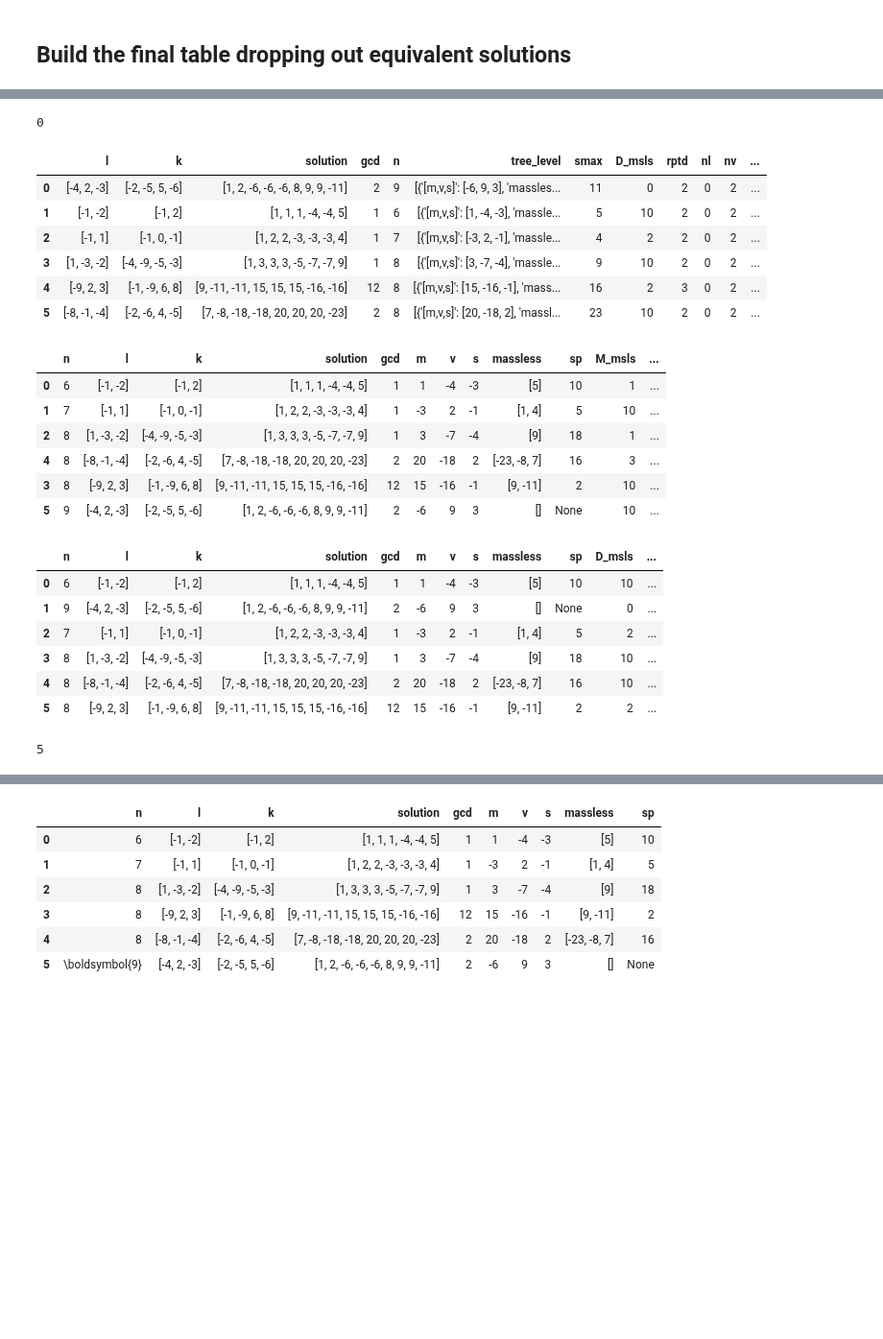
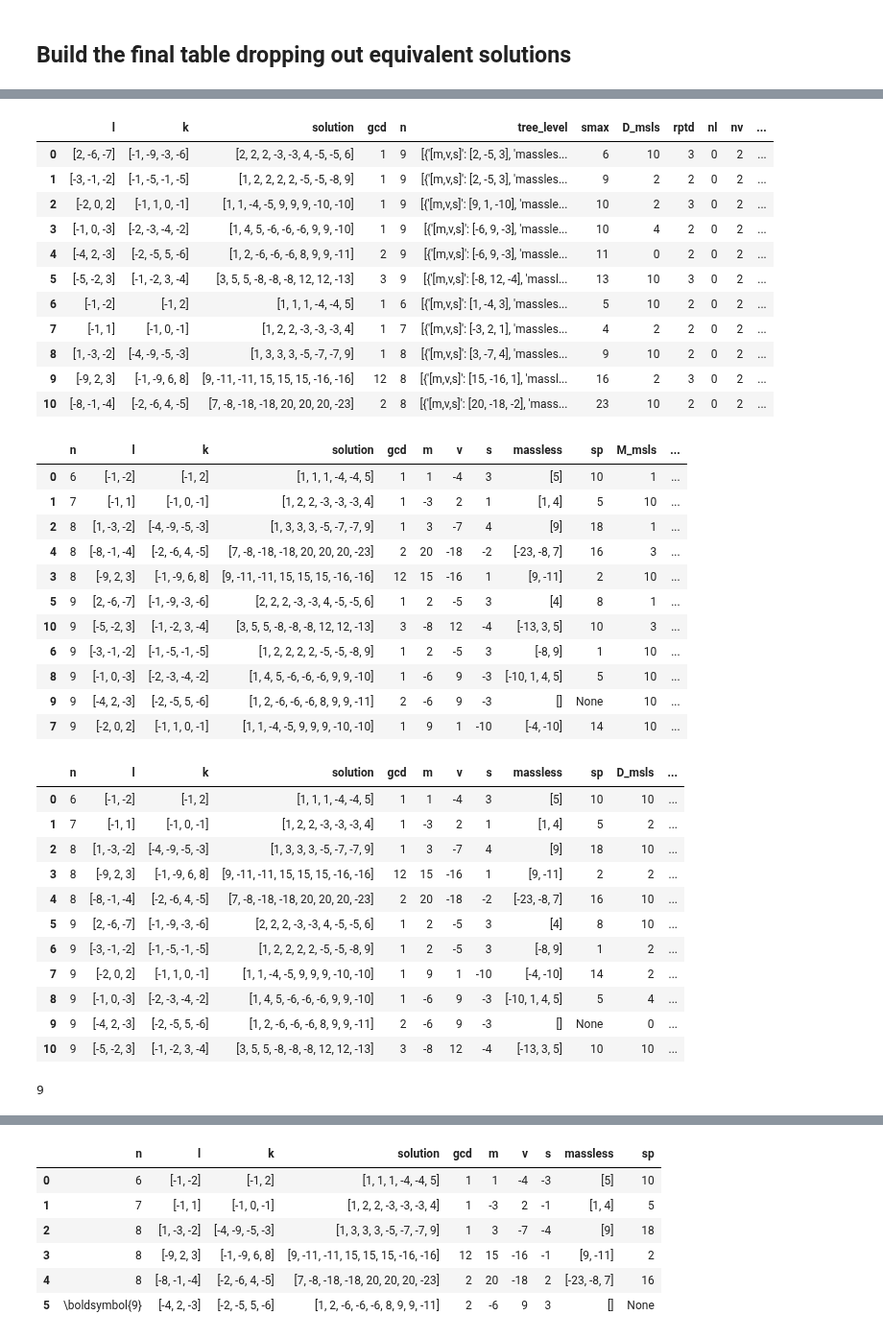
Before and after one commit to LBJ-Wade/anomaly, a Jupyter notebook: DiracSeesaw_Tree_level-II.ipynb, the cells around one changed output, grey strips where cells are left out. Shown at 96% size. Saved outputs shown, nothing was run; the diff lists cells and outputs as text; code cells hidden in the pictures; blank space fills up the shorter version.

```diff
--- a/DiracSeesaw_Tree_level-II.ipynb
+++ b/DiracSeesaw_Tree_level-II.ipynb
@@ -103,7 +103,7 @@ def tree_level_ii(ll):
     for m in mrp:
         for ν in νrp:
             #if (mrp[0]+ν in [sum(k)  for k  in itertools.combinations(fs,2)]+list(2*np.array(fs))):
-            s=m+ν# ,fs,[sum(k)  for k  in itertools.combinations(fs,2)],list(2*np.array(fs)))
+            s=-m-ν# ,fs,[sum(k)  for k  in itertools.combinations(fs,2)],list(2*np.array(fs)))
             nom=mrp.copy()
             kk=nom.remove(m)
             noν=νrp.copy()
@@ -252,4 +252,4 @@ cl=cl.sort_values(['n','smax','D_msls','rptd','nl','nν','nr']).reset_index(drop
 # %%
 fl=pd.DataFrame()
 # %%
-fl=fl.append( cl[( (cl['n']==9) & (cl['D_msls']==0) )].drop_duplicates(subset=['D_msls','rptd','nl','nν','nr','M_msls']).reset_index(drop=True) )
+fl=fl.append( cl[ cl['n']==9 ].drop_duplicates(subset=['D_msls','rptd','nl','nν','nr','M_msls']).reset_index(drop=True) )
@@ -264,22 +259,23 @@ fl=fl.append( cl[ cl['n']==6 ].drop_duplicates(subset=['D_msls','rptd','nl','nν
 fl=fl.append(cl[ cl['n']==7 ].drop_duplicates(subset=['D_msls','rptd','nl','nν','nr','M_msls']).reset_index(drop=True) )
 # %%
 fl=fl.append(cl[ cl['n']==8 ].drop_duplicates(subset=['D_msls','rptd','nl','nν','nr','M_msls']).reset_index(drop=True) )
-# %%
-0
-# %% [output]
-0
 # %%
 fl=fl.reset_index(drop=True)
 # %%
 fl
 # %% [output]
 |  | l | k | solution | gcd | n | tree_level | smax | D_msls | rptd | nl | nν | ... |
-| 0 | [-4, 2, -3] | [-2, -5, 5, -6] | [1, 2, -6, -6, -6, 8, 9, 9, -11] | 2 | 9 | [{'[m,ν,s]': [-6, 9, 3], 'massles... | 11 | 0 | 2 | 0 | 2 | ... |
-| 1 | [-1, -2] | [-1, 2] | [1, 1, 1, -4, -4, 5] | 1 | 6 | [{'[m,ν,s]': [1, -4, -3], 'massle... | 5 | 10 | 2 | 0 | 2 | ... |
-| 2 | [-1, 1] | [-1, 0, -1] | [1, 2, 2, -3, -3, -3, 4] | 1 | 7 | [{'[m,ν,s]': [-3, 2, -1], 'massle... | 4 | 2 | 2 | 0 | 2 | ... |
-| 3 | [1, -3, -2] | [-4, -9, -5, -3] | [1, 3, 3, 3, -5, -7, -7, 9] | 1 | 8 | [{'[m,ν,s]': [3, -7, -4], 'massle... | 9 | 10 | 2 | 0 | 2 | ... |
-| 4 | [-9, 2, 3] | [-1, -9, 6, 8] | [9, -11, -11, 15, 15, 15, -16, -16] | 12 | 8 | [{'[m,ν,s]': [15, -16, -1], 'mass... | 16 | 2 | 3 | 0 | 2 | ... |
-| 5 | [-8, -1, -4] | [-2, -6, 4, -5] | [7, -8, -18, -18, 20, 20, 20, -23] | 2 | 8 | [{'[m,ν,s]': [20, -18, 2], 'massl... | 23 | 10 | 2 | 0 | 2 | ... |
+| 0 | [2, -6, -7] | [-1, -9, -3, -6] | [2, 2, 2, -3, -3, 4, -5, -5, 6] | 1 | 9 | [{'[m,ν,s]': [2, -5, 3], 'massles... | 6 | 10 | 3 | 0 | 2 | ... |
+| 1 | [-3, -1, -2] | [-1, -5, -1, -5] | [1, 2, 2, 2, 2, -5, -5, -8, 9] | 1 | 9 | [{'[m,ν,s]': [2, -5, 3], 'massles... | 9 | 2 | 2 | 0 | 2 | ... |
+| 2 | [-2, 0, 2] | [-1, 1, 0, -1] | [1, 1, -4, -5, 9, 9, 9, -10, -10] | 1 | 9 | [{'[m,ν,s]': [9, 1, -10], 'massle... | 10 | 2 | 3 | 0 | 2 | ... |
+| 3 | [-1, 0, -3] | [-2, -3, -4, -2] | [1, 4, 5, -6, -6, -6, 9, 9, -10] | 1 | 9 | [{'[m,ν,s]': [-6, 9, -3], 'massle... | 10 | 4 | 2 | 0 | 2 | ... |
+| 4 | [-4, 2, -3] | [-2, -5, 5, -6] | [1, 2, -6, -6, -6, 8, 9, 9, -11] | 2 | 9 | [{'[m,ν,s]': [-6, 9, -3], 'massle... | 11 | 0 | 2 | 0 | 2 | ... |
+| 5 | [-5, -2, 3] | [-1, -2, 3, -4] | [3, 5, 5, -8, -8, -8, 12, 12, -13] | 3 | 9 | [{'[m,ν,s]': [-8, 12, -4], 'massl... | 13 | 10 | 3 | 0 | 2 | ... |
+| 6 | [-1, -2] | [-1, 2] | [1, 1, 1, -4, -4, 5] | 1 | 6 | [{'[m,ν,s]': [1, -4, 3], 'massles... | 5 | 10 | 2 | 0 | 2 | ... |
+| 7 | [-1, 1] | [-1, 0, -1] | [1, 2, 2, -3, -3, -3, 4] | 1 | 7 | [{'[m,ν,s]': [-3, 2, 1], 'massles... | 4 | 2 | 2 | 0 | 2 | ... |
+| 8 | [1, -3, -2] | [-4, -9, -5, -3] | [1, 3, 3, 3, -5, -7, -7, 9] | 1 | 8 | [{'[m,ν,s]': [3, -7, 4], 'massles... | 9 | 10 | 2 | 0 | 2 | ... |
+| 9 | [-9, 2, 3] | [-1, -9, 6, 8] | [9, -11, -11, 15, 15, 15, -16, -16] | 12 | 8 | [{'[m,ν,s]': [15, -16, 1], 'massl... | 16 | 2 | 3 | 0 | 2 | ... |
+| 10 | [-8, -1, -4] | [-2, -6, 4, -5] | [7, -8, -18, -18, 20, 20, 20, -23] | 2 | 8 | [{'[m,ν,s]': [20, -18, -2], 'mass... | 23 | 10 | 2 | 0 | 2 | ... |
 # %%
 def getit(it,dk):
     it['m']=dk.get('[m,ν,s]')[0]
@@ -336,24 +332,34 @@ tm[['n','l','k','solution','gcd','m','ν','s','massless','sp','M_msls','rptd','n
   ].sort_values(['n','M_msls','rptd','nl','nν','nr'])#.loc[[0,4]]#.loc[[0,4]]
 # %% [output]
 |  | n | l | k | solution | gcd | m | ν | s | massless | sp | M_msls | ... |
-| 0 | 6 | [-1, -2] | [-1, 2] | [1, 1, 1, -4, -4, 5] | 1 | 1 | -4 | -3 | [5] | 10 | 1 | ... |
-| 1 | 7 | [-1, 1] | [-1, 0, -1] | [1, 2, 2, -3, -3, -3, 4] | 1 | -3 | 2 | -1 | [1, 4] | 5 | 10 | ... |
-| 2 | 8 | [1, -3, -2] | [-4, -9, -5, -3] | [1, 3, 3, 3, -5, -7, -7, 9] | 1 | 3 | -7 | -4 | [9] | 18 | 1 | ... |
-| 4 | 8 | [-8, -1, -4] | [-2, -6, 4, -5] | [7, -8, -18, -18, 20, 20, 20, -23] | 2 | 20 | -18 | 2 | [-23, -8, 7] | 16 | 3 | ... |
-| 3 | 8 | [-9, 2, 3] | [-1, -9, 6, 8] | [9, -11, -11, 15, 15, 15, -16, -16] | 12 | 15 | -16 | -1 | [9, -11] | 2 | 10 | ... |
-| 5 | 9 | [-4, 2, -3] | [-2, -5, 5, -6] | [1, 2, -6, -6, -6, 8, 9, 9, -11] | 2 | -6 | 9 | 3 | [] | None | 10 | ... |
+| 0 | 6 | [-1, -2] | [-1, 2] | [1, 1, 1, -4, -4, 5] | 1 | 1 | -4 | 3 | [5] | 10 | 1 | ... |
+| 1 | 7 | [-1, 1] | [-1, 0, -1] | [1, 2, 2, -3, -3, -3, 4] | 1 | -3 | 2 | 1 | [1, 4] | 5 | 10 | ... |
+| 2 | 8 | [1, -3, -2] | [-4, -9, -5, -3] | [1, 3, 3, 3, -5, -7, -7, 9] | 1 | 3 | -7 | 4 | [9] | 18 | 1 | ... |
+| 4 | 8 | [-8, -1, -4] | [-2, -6, 4, -5] | [7, -8, -18, -18, 20, 20, 20, -23] | 2 | 20 | -18 | -2 | [-23, -8, 7] | 16 | 3 | ... |
+| 3 | 8 | [-9, 2, 3] | [-1, -9, 6, 8] | [9, -11, -11, 15, 15, 15, -16, -16] | 12 | 15 | -16 | 1 | [9, -11] | 2 | 10 | ... |
+| 5 | 9 | [2, -6, -7] | [-1, -9, -3, -6] | [2, 2, 2, -3, -3, 4, -5, -5, 6] | 1 | 2 | -5 | 3 | [4] | 8 | 1 | ... |
+| 10 | 9 | [-5, -2, 3] | [-1, -2, 3, -4] | [3, 5, 5, -8, -8, -8, 12, 12, -13] | 3 | -8 | 12 | -4 | [-13, 3, 5] | 10 | 3 | ... |
+| 6 | 9 | [-3, -1, -2] | [-1, -5, -1, -5] | [1, 2, 2, 2, 2, -5, -5, -8, 9] | 1 | 2 | -5 | 3 | [-8, 9] | 1 | 10 | ... |
+| 8 | 9 | [-1, 0, -3] | [-2, -3, -4, -2] | [1, 4, 5, -6, -6, -6, 9, 9, -10] | 1 | -6 | 9 | -3 | [-10, 1, 4, 5] | 5 | 10 | ... |
+| 9 | 9 | [-4, 2, -3] | [-2, -5, 5, -6] | [1, 2, -6, -6, -6, 8, 9, 9, -11] | 2 | -6 | 9 | -3 | [] | None | 10 | ... |
+| 7 | 9 | [-2, 0, 2] | [-1, 1, 0, -1] | [1, 1, -4, -5, 9, 9, 9, -10, -10] | 1 | 9 | 1 | -10 | [-4, -10] | 14 | 10 | ... |
 # %%
 kk=tm[['n','l','k','solution','gcd','m','ν','s','massless','sp','D_msls','rptd','nl','nν','nr','M_msls']].reset_index(drop=True)
 kk['sltn']=kk['solution'].astype(str)
-kk.sort_values('sltn').drop('sltn',axis='columns').reset_index(drop=True)
+kk.sort_values('n').drop('sltn',axis='columns').reset_index(drop=True)
 # %% [output]
 |  | n | l | k | solution | gcd | m | ν | s | massless | sp | D_msls | ... |
-| 0 | 6 | [-1, -2] | [-1, 2] | [1, 1, 1, -4, -4, 5] | 1 | 1 | -4 | -3 | [5] | 10 | 10 | ... |
-| 1 | 9 | [-4, 2, -3] | [-2, -5, 5, -6] | [1, 2, -6, -6, -6, 8, 9, 9, -11] | 2 | -6 | 9 | 3 | [] | None | 0 | ... |
-| 2 | 7 | [-1, 1] | [-1, 0, -1] | [1, 2, 2, -3, -3, -3, 4] | 1 | -3 | 2 | -1 | [1, 4] | 5 | 2 | ... |
-| 3 | 8 | [1, -3, -2] | [-4, -9, -5, -3] | [1, 3, 3, 3, -5, -7, -7, 9] | 1 | 3 | -7 | -4 | [9] | 18 | 10 | ... |
-| 4 | 8 | [-8, -1, -4] | [-2, -6, 4, -5] | [7, -8, -18, -18, 20, 20, 20, -23] | 2 | 20 | -18 | 2 | [-23, -8, 7] | 16 | 10 | ... |
-| 5 | 8 | [-9, 2, 3] | [-1, -9, 6, 8] | [9, -11, -11, 15, 15, 15, -16, -16] | 12 | 15 | -16 | -1 | [9, -11] | 2 | 2 | ... |
+| 0 | 6 | [-1, -2] | [-1, 2] | [1, 1, 1, -4, -4, 5] | 1 | 1 | -4 | 3 | [5] | 10 | 10 | ... |
+| 1 | 7 | [-1, 1] | [-1, 0, -1] | [1, 2, 2, -3, -3, -3, 4] | 1 | -3 | 2 | 1 | [1, 4] | 5 | 2 | ... |
+| 2 | 8 | [1, -3, -2] | [-4, -9, -5, -3] | [1, 3, 3, 3, -5, -7, -7, 9] | 1 | 3 | -7 | 4 | [9] | 18 | 10 | ... |
+| 3 | 8 | [-9, 2, 3] | [-1, -9, 6, 8] | [9, -11, -11, 15, 15, 15, -16, -16] | 12 | 15 | -16 | 1 | [9, -11] | 2 | 2 | ... |
+| 4 | 8 | [-8, -1, -4] | [-2, -6, 4, -5] | [7, -8, -18, -18, 20, 20, 20, -23] | 2 | 20 | -18 | -2 | [-23, -8, 7] | 16 | 10 | ... |
+| 5 | 9 | [2, -6, -7] | [-1, -9, -3, -6] | [2, 2, 2, -3, -3, 4, -5, -5, 6] | 1 | 2 | -5 | 3 | [4] | 8 | 10 | ... |
+| 6 | 9 | [-3, -1, -2] | [-1, -5, -1, -5] | [1, 2, 2, 2, 2, -5, -5, -8, 9] | 1 | 2 | -5 | 3 | [-8, 9] | 1 | 2 | ... |
+| 7 | 9 | [-2, 0, 2] | [-1, 1, 0, -1] | [1, 1, -4, -5, 9, 9, 9, -10, -10] | 1 | 9 | 1 | -10 | [-4, -10] | 14 | 2 | ... |
+| 8 | 9 | [-1, 0, -3] | [-2, -3, -4, -2] | [1, 4, 5, -6, -6, -6, 9, 9, -10] | 1 | -6 | 9 | -3 | [-10, 1, 4, 5] | 5 | 4 | ... |
+| 9 | 9 | [-4, 2, -3] | [-2, -5, 5, -6] | [1, 2, -6, -6, -6, 8, 9, 9, -11] | 2 | -6 | 9 | -3 | [] | None | 0 | ... |
+| 10 | 9 | [-5, -2, 3] | [-1, -2, 3, -4] | [3, 5, 5, -8, -8, -8, 12, 12, -13] | 3 | -8 | 12 | -4 | [-13, 3, 5] | 10 | 10 | ... |
 # %%
 kk=tm[['n','l','k','solution','gcd','m','ν','s','massless','sp']].copy()
 # %%
@@ -379,7 +385,7 @@ def f(x):
 
 kkk.to_latex('solutions.tex',index=False,formatters=dict( [(k,f) for k in kk.columns ]) ,escape=False  )
 # %% [output]
-5
+9
 # %%
 cat solutions.tex
 # %% [output]
```
Also changed, not shown: parts of 7 cells of this notebook, 1 other file.
